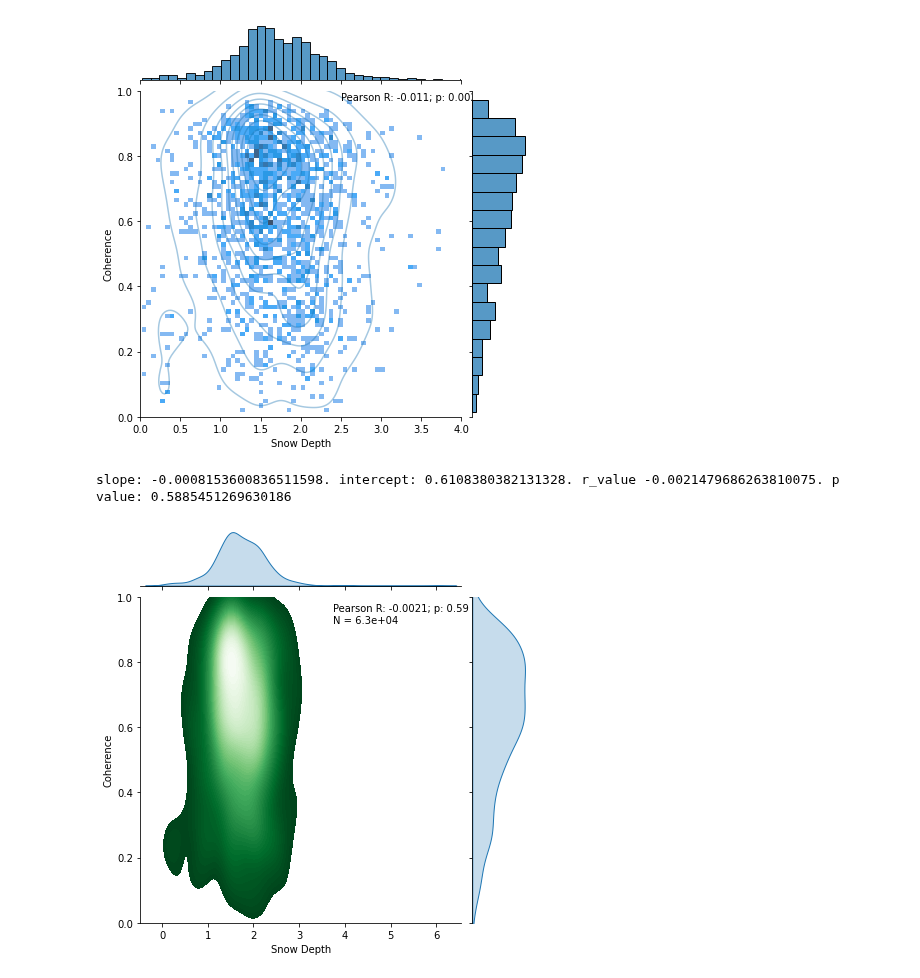
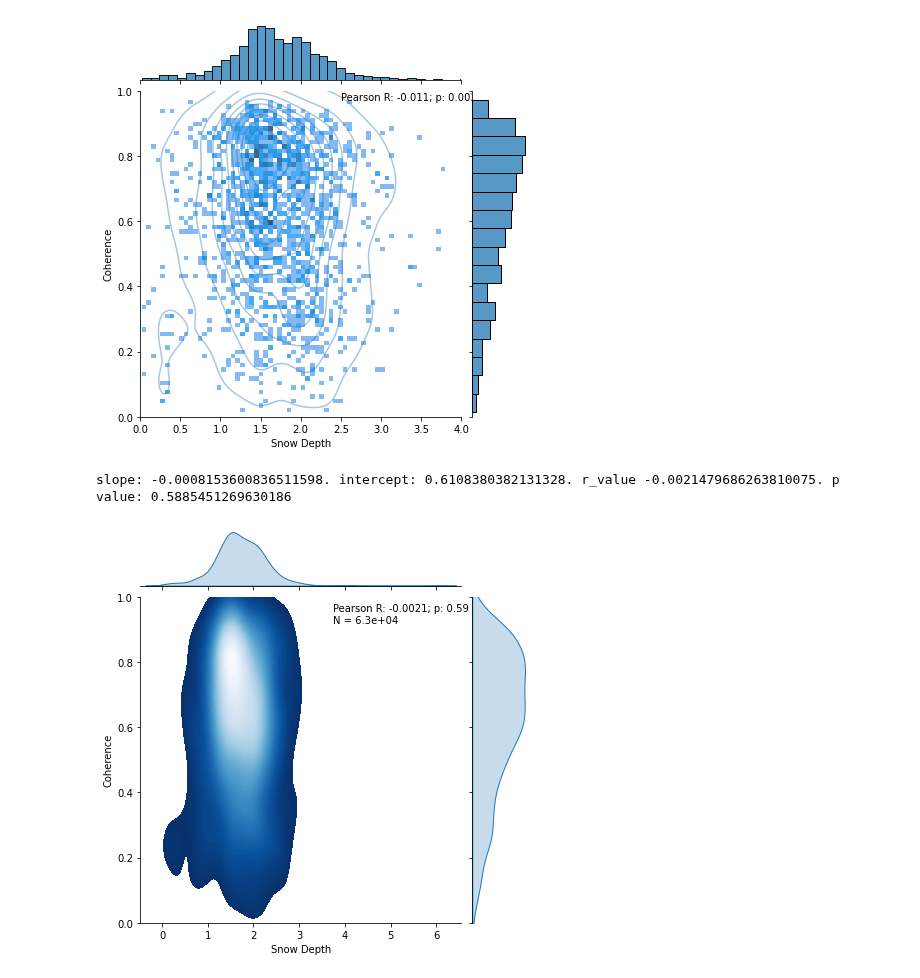
Before and after one commit to ZachHoppinen/uavsar, a Jupyter notebook: src/coherence/spatial_coherence/sd/lidar_sd_coherence.ipynb, the cells around one changed output. Cells and saved outputs as stored; diff of their text form; code cells hidden in the pictures.

```diff
--- a/src/coherence/spatial_coherence/sd/lidar_sd_coherence.ipynb
+++ b/src/coherence/spatial_coherence/sd/lidar_sd_coherence.ipynb
@@ -253,15 +253,15 @@ plt.savefig(join('/bsuhome/zacharykeskinen/uavsar/figures/coherence_spatial/snow
 # %%
 slope, intercept,r,p, _, _ = r2_value(sds, cors)
 
 plt.Figure(figsize = (12,8))
 
-g = sns.jointplot(x = sds[::50], y = cors[::50], kind = 'kde',n_levels=60, fill=True, ylim = (0,1), cmap='Greens_r')
+g = sns.jointplot(x = sds[::50], y = cors[::50], kind = 'kde',n_levels=60, fill=True, ylim = (0,1), cmap='Blues_r')
 n = len(sds)
 g.ax_joint.annotate(text = f'Pearson R: {r:.2}; p: {p:.2}\nN = {n:.1e}', xy = [0.6,0.92], xycoords = 'axes fraction')
 
 g.ax_joint.set_xlabel('Snow Depth')
 g.ax_joint.set_ylabel('Coherence')
 plt.savefig(join('/bsuhome/zacharykeskinen/uavsar/figures/coherence_spatial/snow-depth', 'lidar-all-tree-inc-sd-corv2.png'))
 # %% [output]
 slope: -0.0008153600836511598. intercept: 0.6108380382131328. r_value -0.0021479686263810075. p value: 0.5885451269630186
-[figure, old version]
+[figure, new version]
```
Also changed, not shown: 1 other file.
